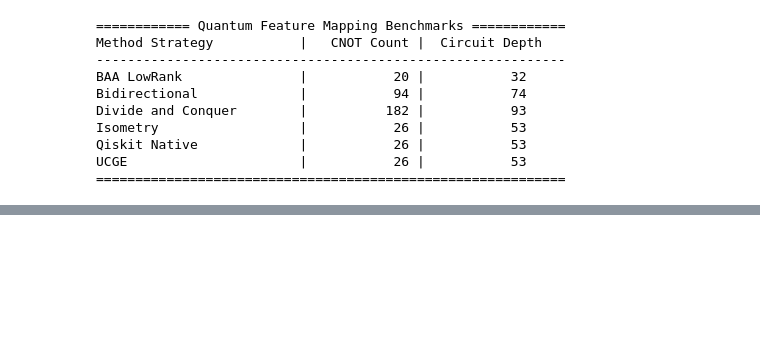
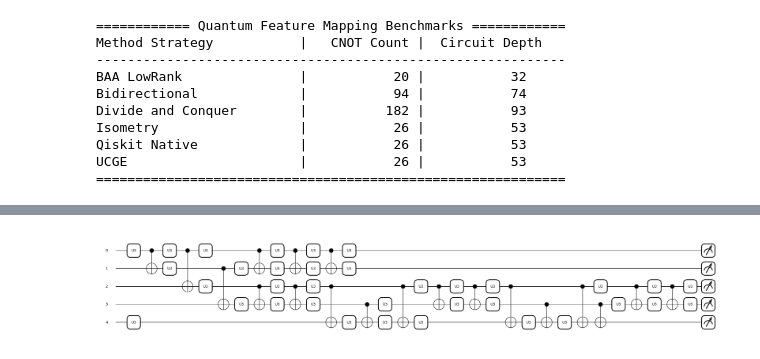
Before and after one commit to quantum-cesar-lab/HE-Quantum-Anomaly-Detection, a Jupyter notebook: notebooks/circuit_visualization.ipynb, the cells around one changed output, grey strips where cells are left out. Saved outputs shown, nothing was run; the diff lists cells and outputs as text; code cells hidden in the pictures; blank space fills up the shorter version.

```diff
--- a/notebooks/circuit_visualization.ipynb
+++ b/notebooks/circuit_visualization.ipynb
@@ -111,0 +104,15 @@ qnn.draw('mpl', scale=.5, fold=-1)
+# %%
+dev = qml.device('default.qubit', wires = 5)
+@qml.qnode(dev)
+def check_feature_mapping_circuit(amplitude_array):
+    q_circuit = QSVDDCircuit(n_qubits)
+    mapping_fn = q_circuit.feature_mapping(amplitude_array, method="baa_lowrank")
+    mapping_fn(wires=range(n_qubits))
+    return qml.state()
+
+qml.drawer.use_style("black_white")
+fig, ax = qml.draw_mpl(check_feature_mapping_circuit)(amplitudes)
+
+plt.show()
+# %% [output]
+[figure, added]
```
Also changed, not shown: parts of 7 cells of this notebook, 2 other files.
